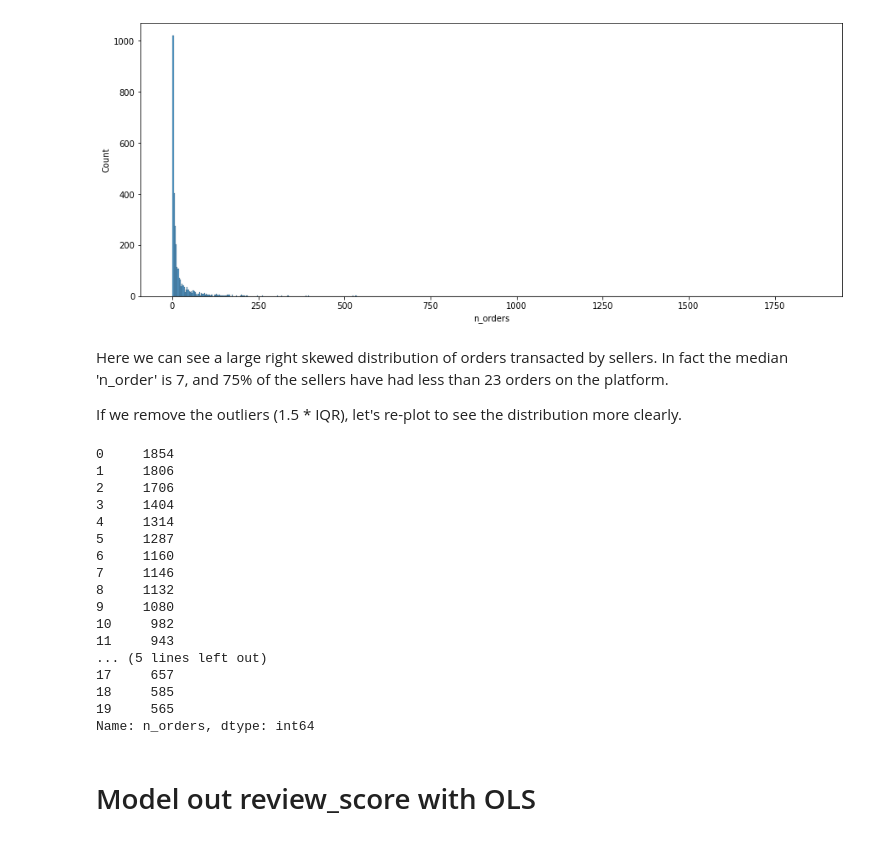
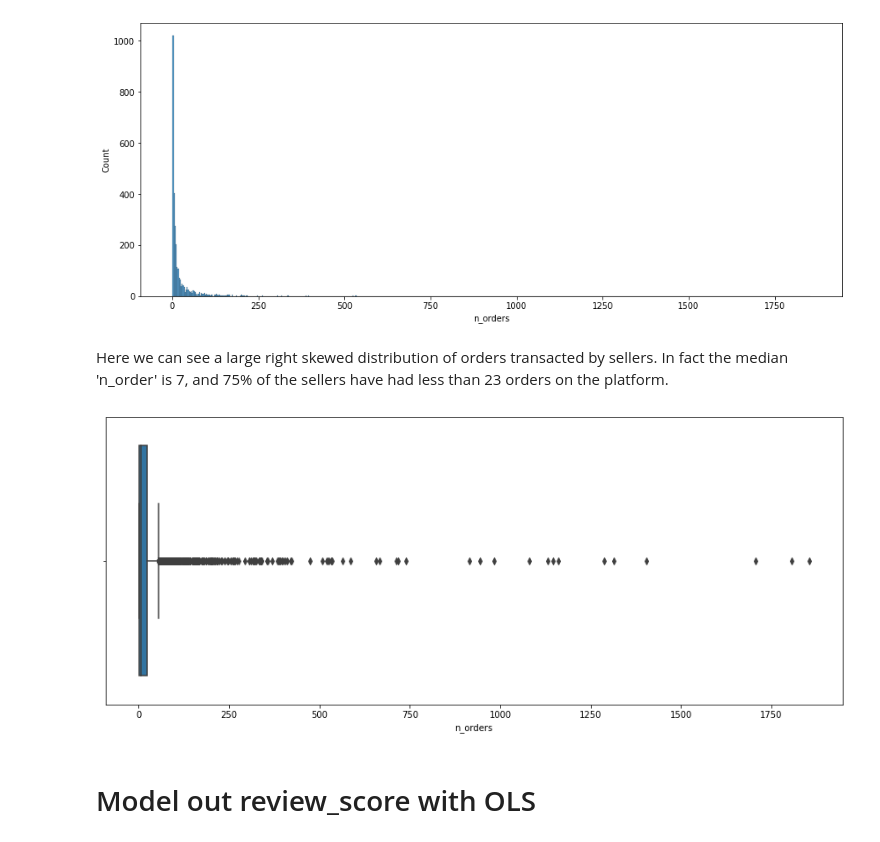
Before and after one commit to phlln/olist-analysis, a Jupyter notebook: notebooks/Sellers Data Analysis-UPDATED.ipynb, the cells around one changed output. Cells and saved outputs as stored; diff of their text form; code cells hidden in the pictures.

Commit message:
created updated sellers notebook

```diff
--- a/notebooks/Sellers Data Analysis-UPDATED.ipynb
+++ b/notebooks/Sellers Data Analysis-UPDATED.ipynb
@@ -119,5 +119,3 @@ sns.histplot(sellers.n_orders);
 [figure]
 # %% [markdown]
 Here we can see a large right skewed distribution of orders transacted by sellers. In fact the median 'n_order' is 7, and 75% of the sellers have had less than 23 orders on the platform.
-
-If we remove the outliers (1.5 * IQR), let's re-plot to see the distribution more clearly.
@@ -126,23 +122,8 @@ n.
-# %%
-sellers.n_orders.sort_values(ascending=False, ignore_index=True).head(20)
-# %% [output]
-0     1854
-1     1806
-2     1706
-3     1404
-4     1314
-5     1287
-6     1160
-7     1146
-8     1132
-9     1080
-10     982
-11     943
-... (5 lines left out)
-17     657
-18     585
-19     565
-Name: n_orders, dtype: int64
+# %%
+plt.figure(figsize=(15,6))
+sns.boxplot(sellers.n_orders);
+# %% [output]
+[figure, added]
 # %% [markdown]
 # Model out review_score with OLS
 # %%
```
Also changed, not shown: parts of 1 cell of this notebook.
